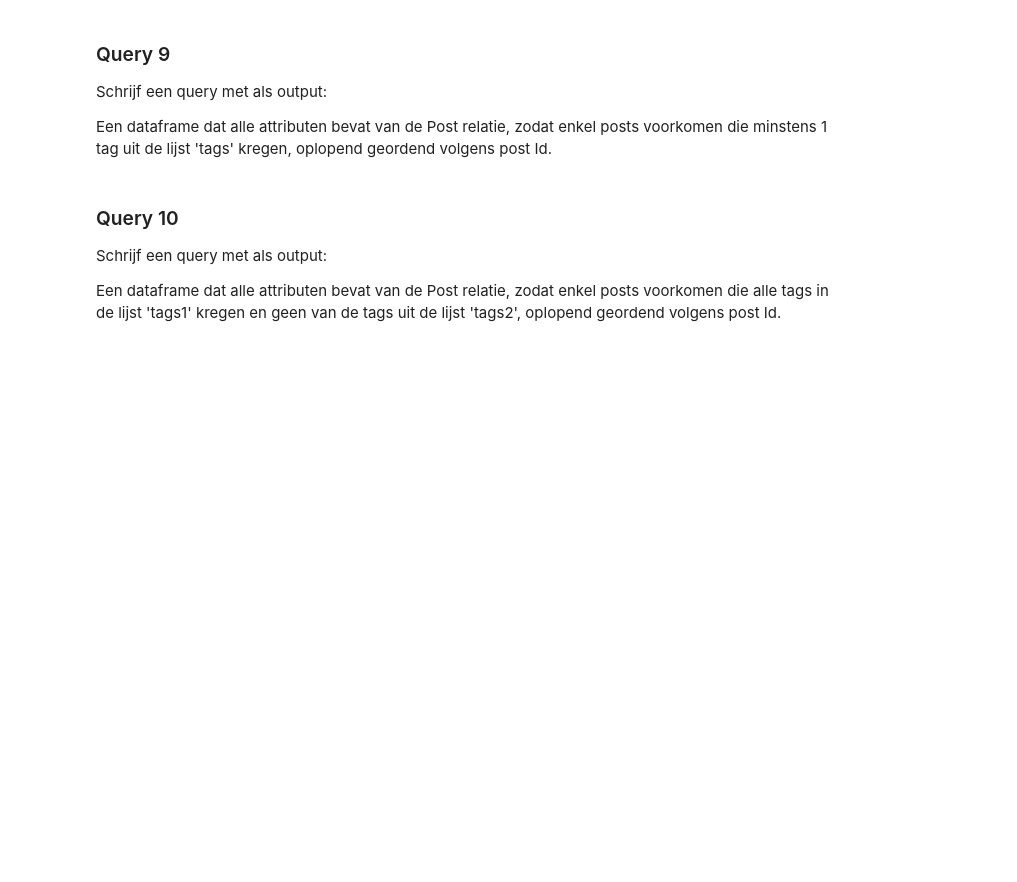
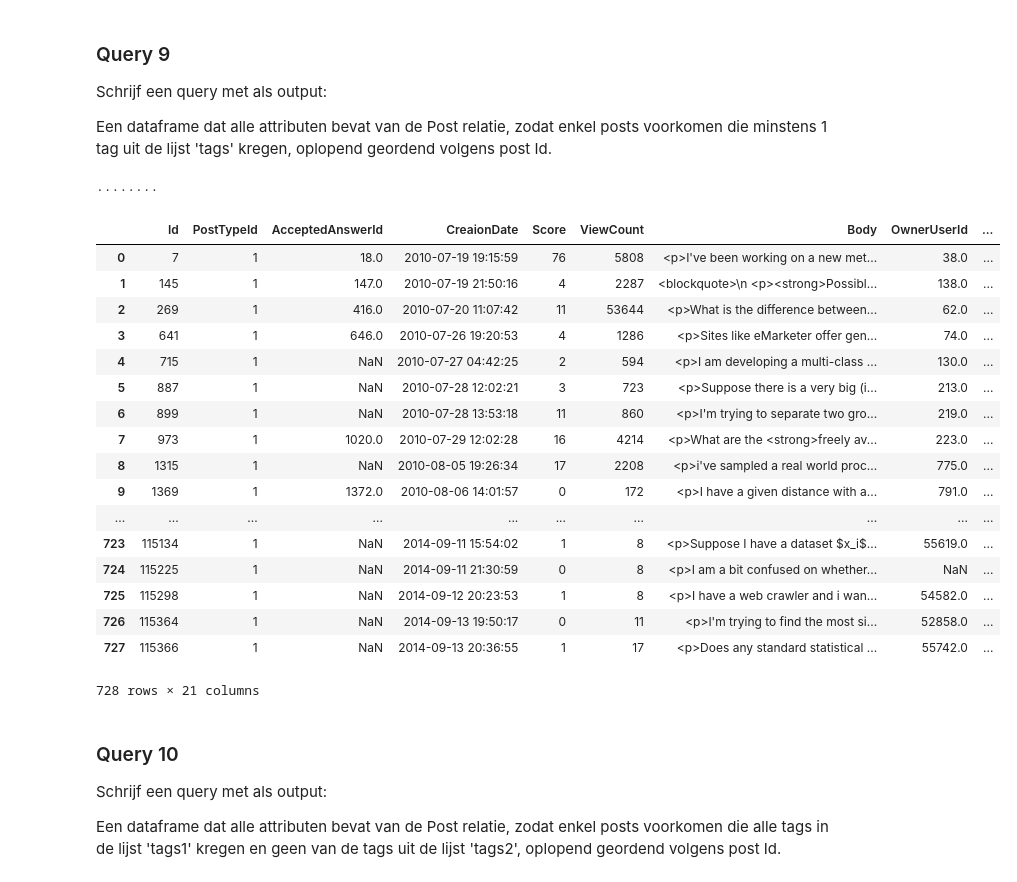
Before and after one commit to wiggelyjiggely/Databanken-groep-3, a Jupyter notebook: ASSIGNMENT3.ipynb, the cells around one changed output. Cells and saved outputs as stored; diff of their text form; code cells hidden in the pictures; blank space fills up the shorter version.

```diff
--- a/ASSIGNMENT3.ipynb
+++ b/ASSIGNMENT3.ipynb
@@ -466,9 +479,9 @@ Een dataframe dat alle attributen bevat van de Post relatie, zodat enkel posts v
 # %%
 def get_posts_filtered_at_least(connection,tags):
     # Actual query
-    query="""
-    MAAK QUERY HIER
-    """
+    refinedList = ">%' OR Tags LIKE '%<".join(a for a in tags)
+    refinedList = "Tags LIKE '%<" + refinedList + ">%'"
+    query="SELECT * FROM posts WHERE %s ORDER BY posts.Id" %(refinedList)
 
     # EXTRA CODE HIER
 
@@ -480,6 +493,28 @@ def get_posts_filtered_at_least(connection,tags):
     res= cursor.fetchall()
     df=pd.DataFrame(res,columns=post_columns)
     return df
+# %%
+get_posts_filtered_at_least(verbind_met_GB("root","localhost","databank-groep-3"), ('dataset','sample'))
+# %% [output]
+········
+|  | Id | PostTypeId | AcceptedAnswerId | CreaionDate | Score | ViewCount | Body | OwnerUserId | ... |
+| 0 | 7 | 1 | 18.0 | 2010-07-19 19:15:59 | 76 | 5808 | <p>I've been working on a new met... | 38.0 | ... |
+| 1 | 145 | 1 | 147.0 | 2010-07-19 21:50:16 | 4 | 2287 | <blockquote>\n <p><strong>Possibl... | 138.0 | ... |
+| 2 | 269 | 1 | 416.0 | 2010-07-20 11:07:42 | 11 | 53644 | <p>What is the difference between... | 62.0 | ... |
+| 3 | 641 | 1 | 646.0 | 2010-07-26 19:20:53 | 4 | 1286 | <p>Sites like eMarketer offer gen... | 74.0 | ... |
+| 4 | 715 | 1 | NaN | 2010-07-27 04:42:25 | 2 | 594 | <p>I am developing a multi-class ... | 130.0 | ... |
+| 5 | 887 | 1 | NaN | 2010-07-28 12:02:21 | 3 | 723 | <p>Suppose there is a very big (i... | 213.0 | ... |
+| 6 | 899 | 1 | NaN | 2010-07-28 13:53:18 | 11 | 860 | <p>I'm trying to separate two gro... | 219.0 | ... |
+| 7 | 973 | 1 | 1020.0 | 2010-07-29 12:02:28 | 16 | 4214 | <p>What are the <strong>freely av... | 223.0 | ... |
+| 8 | 1315 | 1 | NaN | 2010-08-05 19:26:34 | 17 | 2208 | <p>i've sampled a real world proc... | 775.0 | ... |
+| 9 | 1369 | 1 | 1372.0 | 2010-08-06 14:01:57 | 0 | 172 | <p>I have a given distance with a... | 791.0 | ... |
+| ... | ... | ... | ... | ... | ... | ... | ... | ... | ... |
+| 723 | 115134 | 1 | NaN | 2014-09-11 15:54:02 | 1 | 8 | <p>Suppose I have a dataset $x_i$... | 55619.0 | ... |
+| 724 | 115225 | 1 | NaN | 2014-09-11 21:30:59 | 0 | 8 | <p>I am a bit confused on whether... | NaN | ... |
+| 725 | 115298 | 1 | NaN | 2014-09-12 20:23:53 | 1 | 8 | <p>I have a web crawler and i wan... | 54582.0 | ... |
+| 726 | 115364 | 1 | NaN | 2014-09-13 19:50:17 | 0 | 11 | <p>I'm trying to find the most si... | 52858.0 | ... |
+| 727 | 115366 | 1 | NaN | 2014-09-13 20:36:55 | 1 | 17 | <p>Does any standard statistical ... | 55742.0 | ... |
+728 rows × 21 columns
 # %% [markdown]
 ### Query 10
 
```
Also changed, not shown: parts of 6 cells of this notebook.
